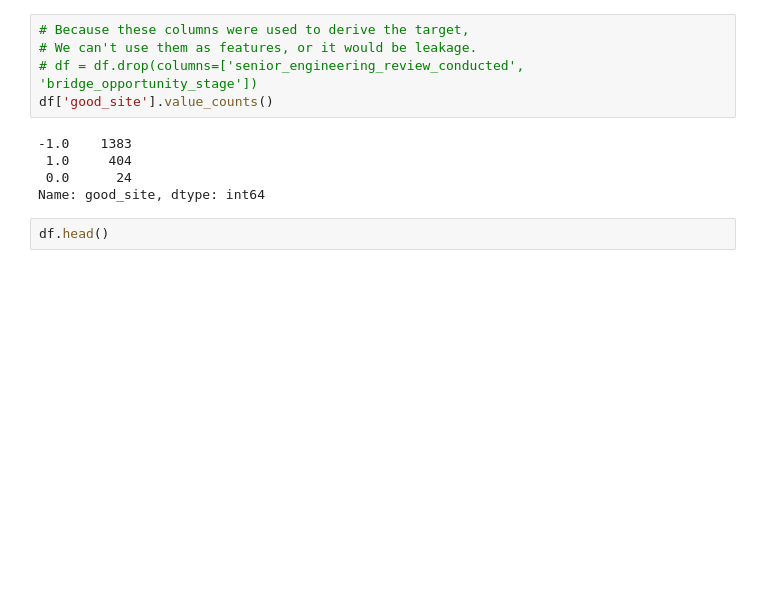
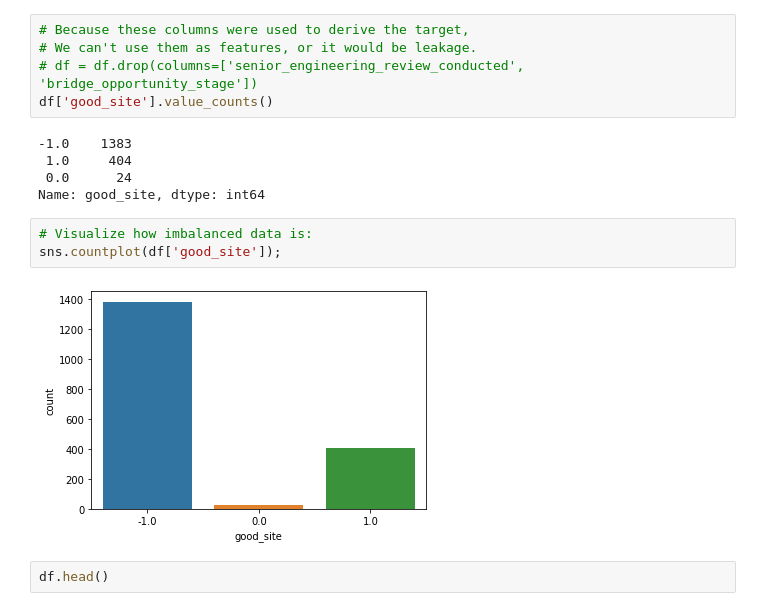
Before and after one commit to BloomTech-Labs/bridges-to-prosperity-ds-d, a Jupyter notebook: notebooks/B2P_Model.ipynb, the cells around one changed output. Cells and saved outputs as stored; diff of their text form; blank space fills up the shorter version.

Commit message:
Added some graphs

```diff
--- a/notebooks/B2P_Model.ipynb
+++ b/notebooks/B2P_Model.ipynb
@@ -96,6 +98,11 @@ df['good_site'].value_counts()
  1.0     404
  0.0      24
 Name: good_site, dtype: int64
+# %%
+# Visualize how imbalanced data is:
+sns.countplot(df['good_site']);
+# %% [output]
+[figure, added]
 # %%
 df.head()
 # %% [output]
```
Also changed, not shown: parts of 12 cells of this notebook.
